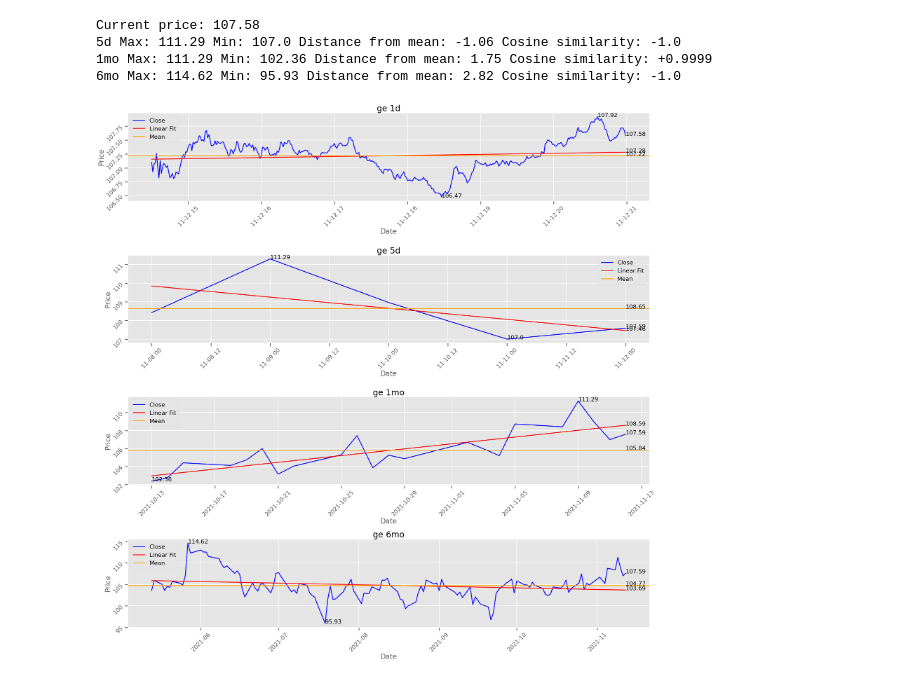
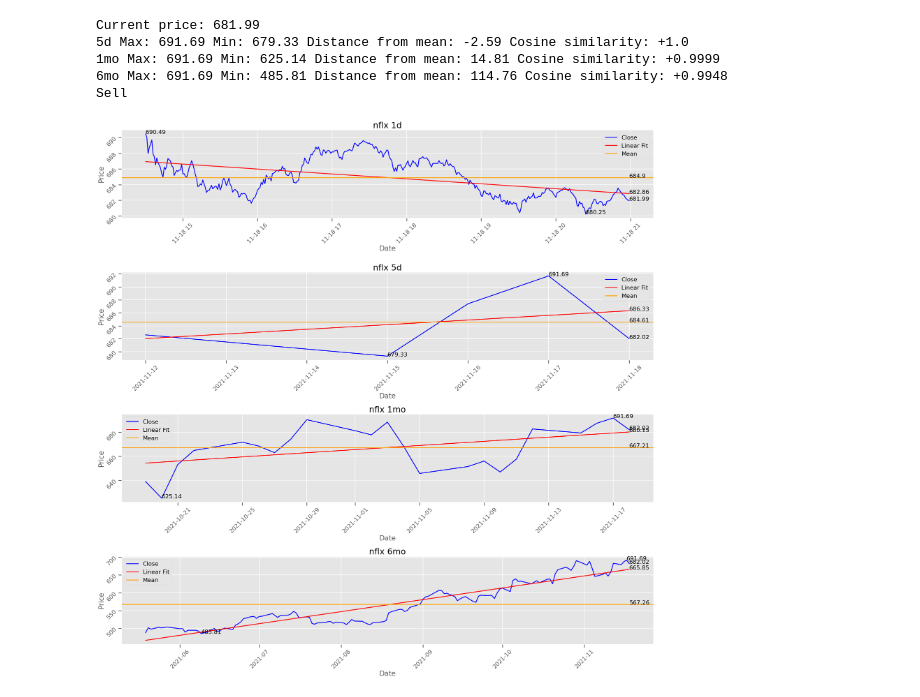
Before and after one commit to seantanken/GalvanizeRepo, a Jupyter notebook: stock_analyzer/yfinance_stock_analysis.ipynb, the cells around one changed output. Saved outputs shown, nothing was run; the diff lists cells and outputs as text; code cells hidden in the pictures.

```diff
--- a/stock_analyzer/yfinance_stock_analysis.ipynb
+++ b/stock_analyzer/yfinance_stock_analysis.ipynb
@@ -93,15 +121,4 @@ def analysis(stock_dic, val_df):
             elif val_df.loc[key, 'last_val'] < (val_df.loc[key, 'min_val'] + percent_diff(val_df.loc[key, 'mean_val'], val_df.loc[key, 'min_val'])):
                 print(f'Near {key} min')
 
-    #use a decision tree?
-    #when to buy
-    if val_df.loc['6mo', 'linear_sign'] == '+':
-        if val_df.loc['1mo', 'last_val'] < val_df.loc['1mo', 'mean_val']:
-            print('buy')
-
-    #when to sell
-    elif val_df.loc['1mo', 'last_val'] > val_df.loc['1mo', 'mean_val']:
-        if val_df.loc['1mo', 'last_val'] > (val_df.loc['1mo', 'last_linear'] - percent_diff(val_df.loc['1mo', 'last_linear'], val_df.loc['1mo', 'mean_val'])):
-            print('sell')
-        elif val_df.loc['1mo', 'last_val'] > (val_df.loc['1mo', 'max_val'] - percent_diff(val_df.loc['1mo', 'max_val'], val_df.loc['1mo', 'mean_val'])):
-            print('sell')
+    prediction(val_df)
@@ -118,2 +232,15 @@ def analysis(stock_dic, val_df):
 # %%
-stock_dic = get_stock('ge')
+stock_dic = get_stock('nflx')
+for i, key in enumerate(stock_dic.keys()):
+    if i > 0:
+        stock_dic[key] = get_linear_fit(stock_dic[key], key)
+val_df = get_values(stock_dic)
+analysis(stock_dic, val_df)
+graph(stock_dic, val_df)
+# %% [output]
+Current price: 681.99
+5d Max: 691.69 Min: 679.33 Distance from mean: -2.59 Cosine similarity: +1.0
+1mo Max: 691.69 Min: 625.14 Distance from mean: 14.81 Cosine similarity: +0.9999
+6mo Max: 691.69 Min: 485.81 Distance from mean: 114.76 Cosine similarity: +0.9948
+Sell
+[figure, added]
@@ -126,11 +246,0 @@ val_df = get_values(stock_dic)
-# %%
-analysis(stock_dic, val_df)
-# %% [output]
-Current price: 107.58
-5d Max: 111.29 Min: 107.0 Distance from mean: -1.06 Cosine similarity: -1.0
-1mo Max: 111.29 Min: 102.36 Distance from mean: 1.75 Cosine similarity: +0.9999
-6mo Max: 114.62 Min: 95.93 Distance from mean: 2.82 Cosine similarity: -1.0
-# %%
-graph(stock_dic, val_df)
-# %% [output]
-[figure, removed]
```
Also changed, not shown: parts of 16 cells of this notebook.
